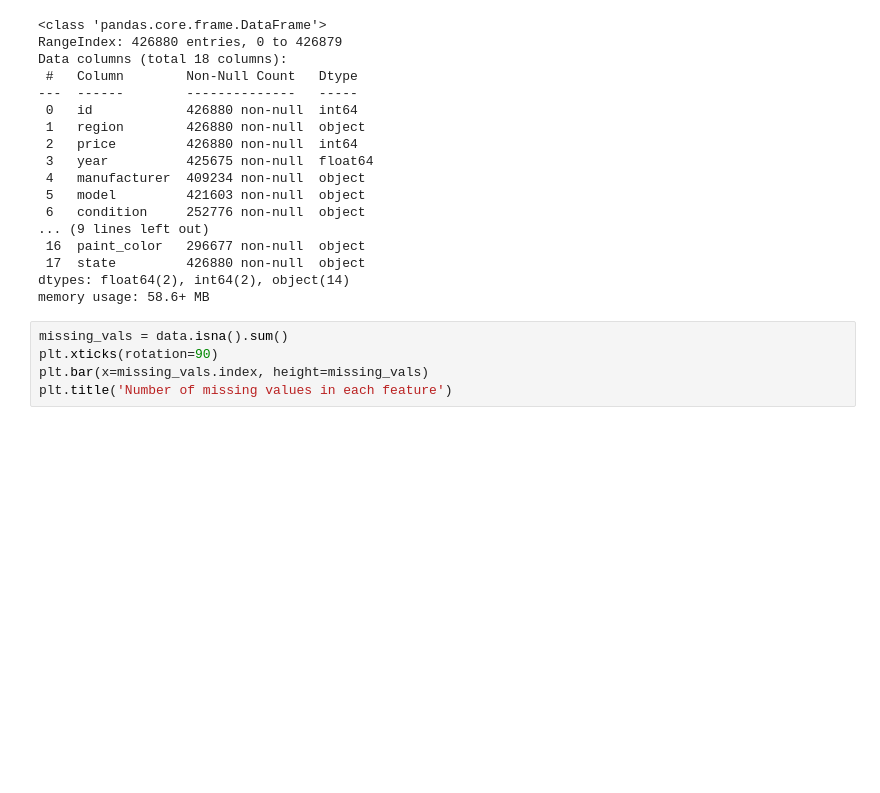
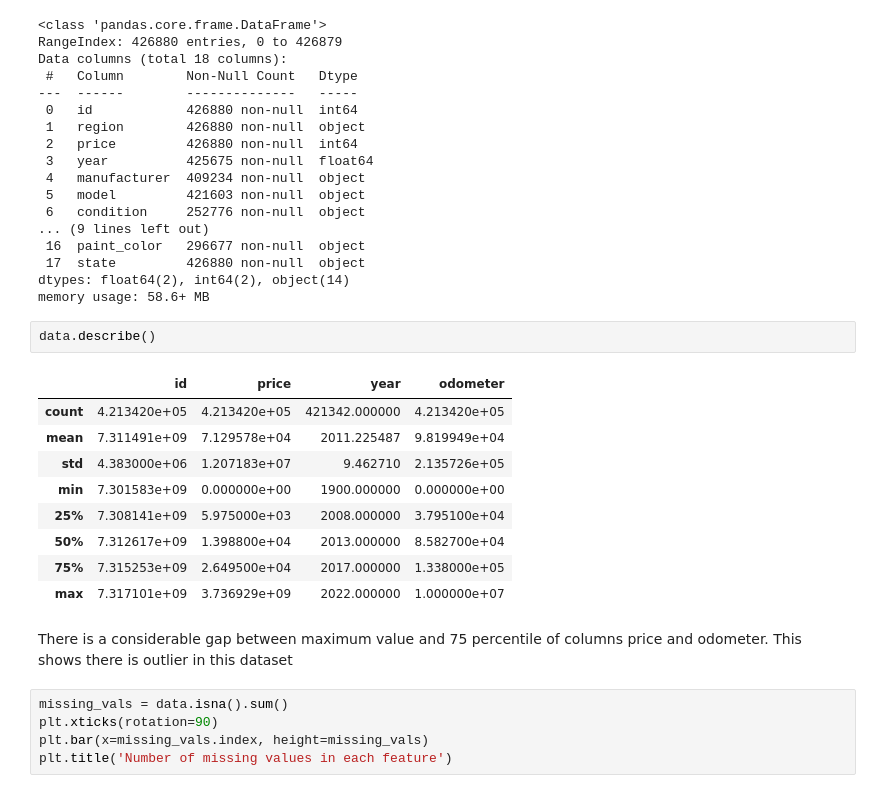
Before and after one commit to Hoomaaan/What-Drives-Prices-of-a-Car, a Jupyter notebook: prompt_II.ipynb, the cells around one changed output. Saved outputs shown, nothing was run; the diff lists cells and outputs as text; blank space fills up the shorter version.

```diff
--- a/prompt_II.ipynb
+++ b/prompt_II.ipynb
@@ -64,6 +64,20 @@ Data columns (total 18 columns):
  17  state         426880 non-null  object
 dtypes: float64(2), int64(2), object(14)
 memory usage: 58.6+ MB
+# %%
+data.describe()
+# %% [output]
+|  | id | price | year | odometer |
+| count | 4.213420e+05 | 4.213420e+05 | 421342.000000 | 4.213420e+05 |
+| mean | 7.311491e+09 | 7.129578e+04 | 2011.225487 | 9.819949e+04 |
+| std | 4.383000e+06 | 1.207183e+07 | 9.462710 | 2.135726e+05 |
+| min | 7.301583e+09 | 0.000000e+00 | 1900.000000 | 0.000000e+00 |
+| 25% | 7.308141e+09 | 5.975000e+03 | 2008.000000 | 3.795100e+04 |
+| 50% | 7.312617e+09 | 1.398800e+04 | 2013.000000 | 8.582700e+04 |
+| 75% | 7.315253e+09 | 2.649500e+04 | 2017.000000 | 1.338000e+05 |
+| max | 7.317101e+09 | 3.736929e+09 | 2022.000000 | 1.000000e+07 |
+# %% [markdown]
+There is a considerable gap between maximum value and 75 percentile of columns price and odometer. This shows there is outlier in this dataset
 # %%
 missing_vals = data.isna().sum()
 plt.xticks(rotation=90)
```
Also changed, not shown: parts of 13 cells of this notebook.
